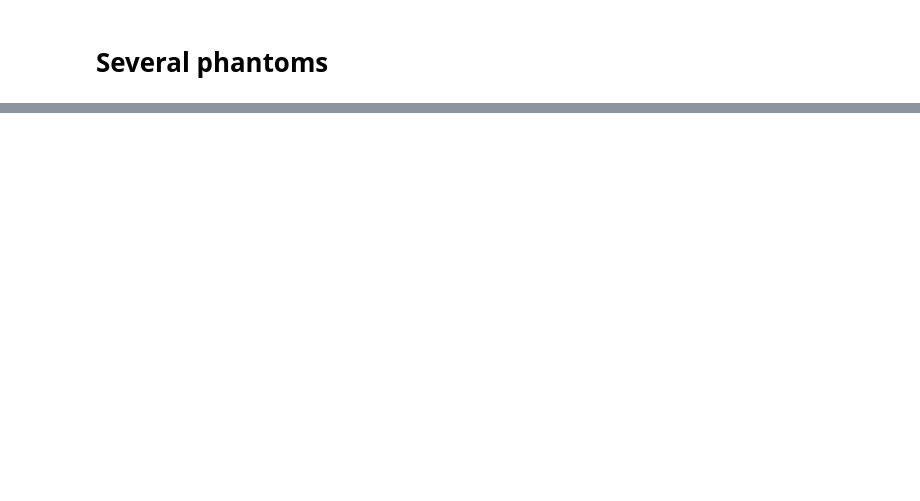
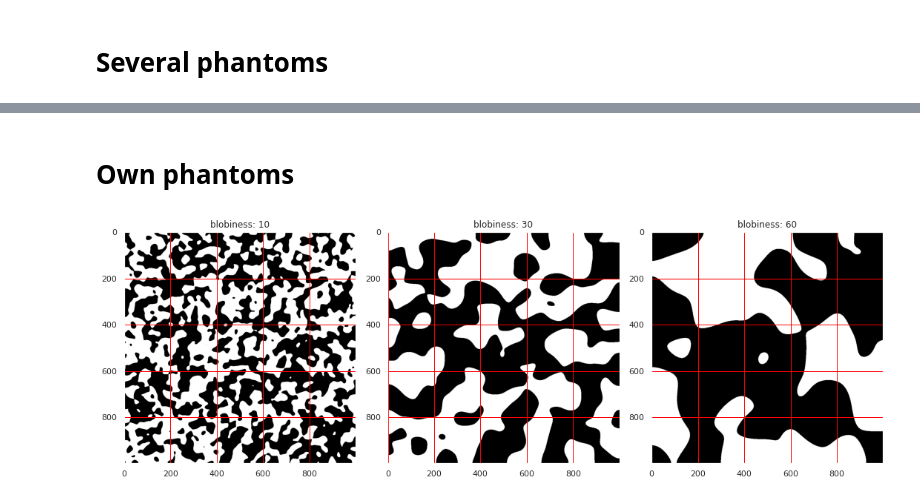
Before and after one commit to ankhafizov/MLTomography, a Jupyter notebook: blobines_row.ipynb, the cells around one changed output, grey strips where cells are left out. Saved outputs shown, nothing was run; the diff lists cells and outputs as text; code cells hidden in the pictures; blank space fills up the shorter version.

Commit message:
added new phantom generator

```diff
--- a/blobines_row.ipynb
+++ b/blobines_row.ipynb
@@ -167,0 +171,2 @@ Text(0.5, 0.98, 'statistics for MATERIAL-lengths')
+# %% [markdown]
+# Own phantoms
@@ -167,0 +176,27 @@ Text(0.5, 0.98, 'statistics for MATERIAL-lengths')
+# %%
+def gen_phantom(shape, porosity, blobiness):
+    shape = np.array(shape)
+    if np.size(shape) == 1:
+        shape = np.full((3, ), int(shape))
+    im = np.random.random(shape)
+    im = spim.gaussian_filter(im, sigma=blobiness)
+    im = norm_to_uniform(im, scale=[0, 1])
+    if porosity:
+        im = im < porosity
+    return im
+# %%
+shape = [1000, 1000]
+blobnses = [10, 30, 60]
+porosity = 0.5
+own_phantoms = [gen_phantom(shape, porosity= 1 - porosity, blobiness=b) for b in blobnses]
+
+fig, axes = plt.subplots(ncols=3, figsize=(15,5))
+
+for ax, blobns, own_phantom in zip(axes, blobnses, own_phantoms):
+    ax.imshow(own_phantom, cmap='gray')
+    ax.set_title(f"blobiness: {blobns}")
+    ax.grid(color='red')
+
+plt.tight_layout()
+# %% [output]
+[figure, added]
```
Also changed, not shown: parts of 16 cells of this notebook, 1 other file.
